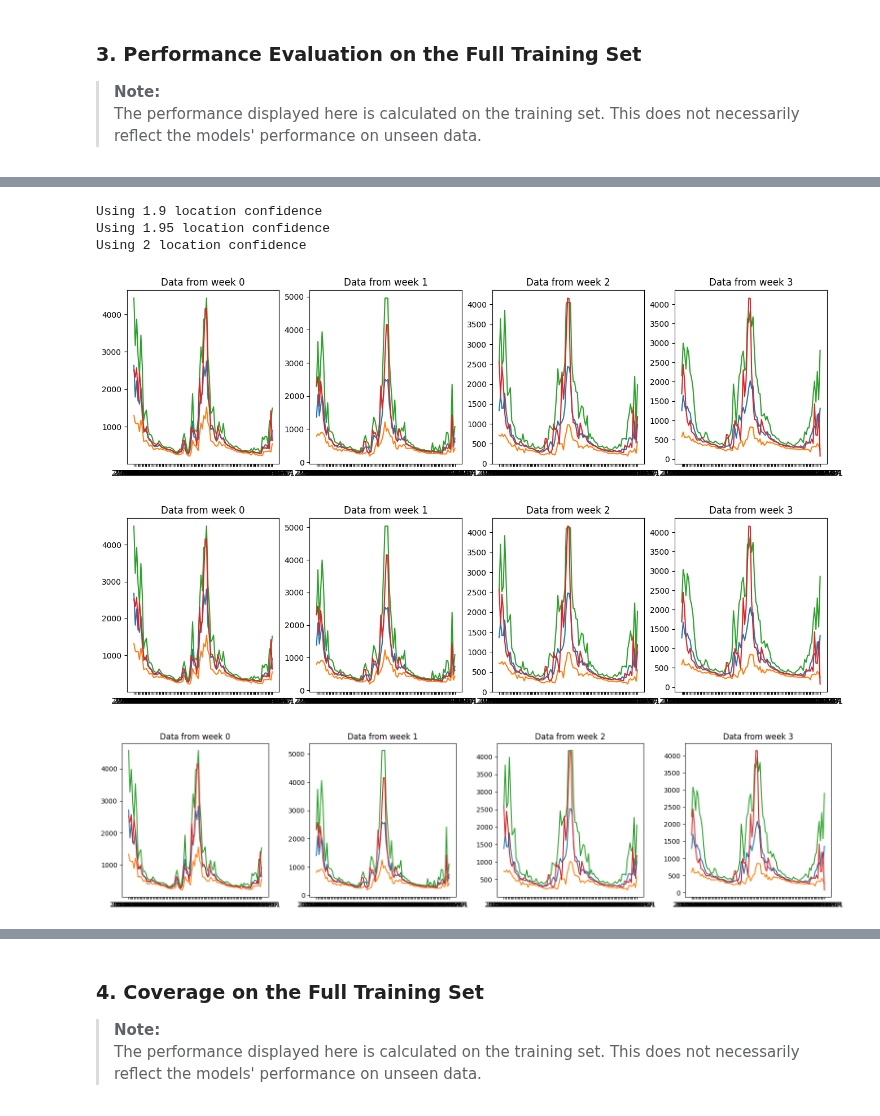
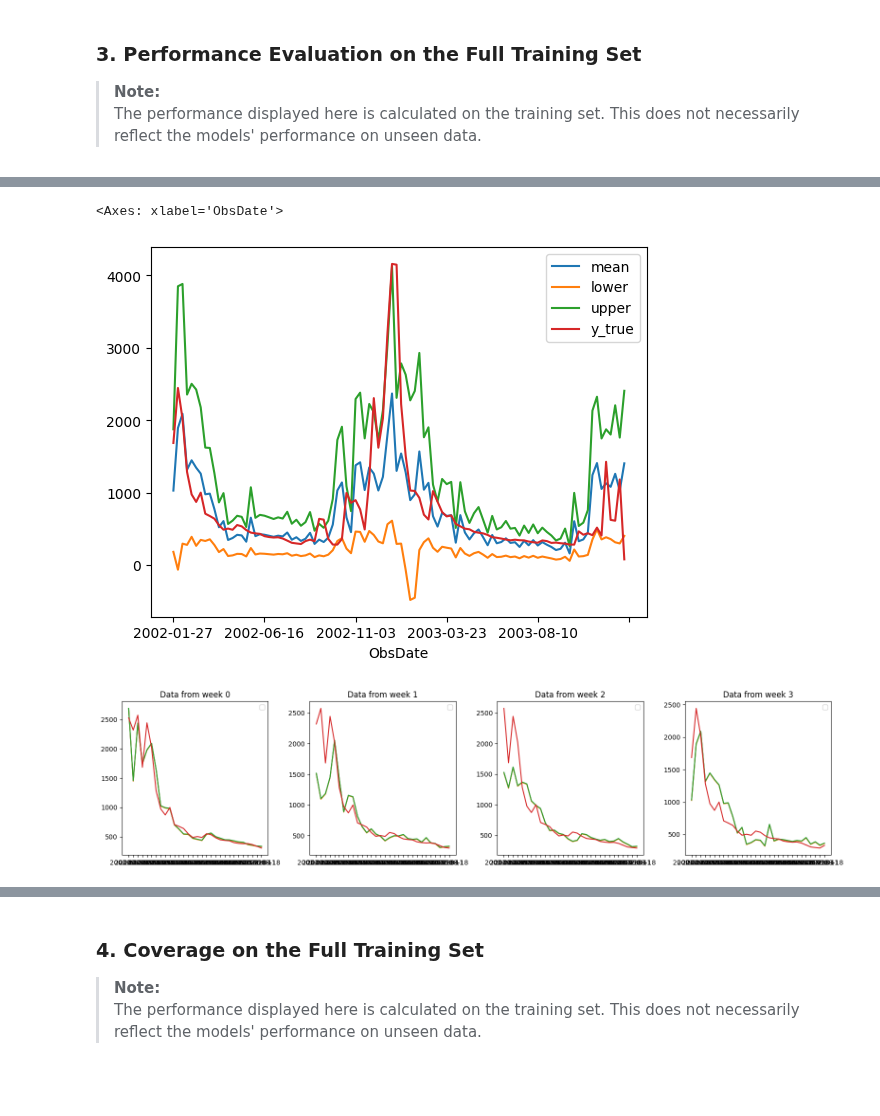
Before and after one commit to lucas066001/WaterScarcity.Hackathon, a Jupyter notebook: src/notebooks/01 Training and submission/01.1 - Lucas' Modelisation.ipynb, the cells around one changed output, grey strips where cells are left out. Saved outputs shown, nothing was run; the diff lists cells and outputs as text; code cells hidden in the pictures; blank space fills up the shorter version.

```diff
--- a/src/notebooks/01 Training and submission/01.1 - Lucas' Modelisation.ipynb
+++ b/src/notebooks/01 Training and submission/01.1 - Lucas' Modelisation.ipynb
@@ -51,11 +54,12 @@ INPUT_DIR = "../../../data/input/"
 DATASET_DIR = "../../../dataset/"
 
 DATASET_TRANSFORMS = [
-    "remove_geneve_station",
-    "full_pca",
+    "rm_gnv_st",
+    "pca",
     # "snow_index",
-    "one_hot_encode_month_season",
-    "scale_train_waterflows",
+    "oh_enc_date",
+    "scl_wtr_flows",
+    # "rm_st_id"
 ]
 
 DATASET_SPEC = "_".join(DATASET_TRANSFORMS)
@@ -68,11 +72,13 @@ NUMBER_OF_WEEK = 4
 
 FINAL_MODELS = [
                 # "qrf_bagging",
-                "qrf_voting",
+                # "qrf_voting",
                 "qrf",
-                # "gbr"
+                # "gbr",
+                "gpr"
                 ]
 
+gpr = {}
 qrf = {}
 qrf_bagging = {}
 qrf_voting = {}
@@ -155,5 +161,5 @@ if "qrf_voting" in FINAL_MODELS:
         qrf_voting[i].fit(X_train, y_train[i])
 
         time = pd.Timestamp.now().strftime("%Y-%m-%d_%H-%M-%S")
-        model_path = f"{MODEL_DIR}final/qrf_voting_quantile{time}_week_{i}.pkl"
+        model_path = f"{MODEL_DIR}final/qrf_voting_quantile_{time}_week_{i}.pkl"
         joblib.dump(qrf_voting[i], model_path)
@@ -279,23 +303,35 @@ Predicting for brazil_remove_station_identication
+# %%
+pd.DataFrame(preds[3])[27600:27700].plot()
+# %% [output]
+<Axes: xlabel='ObsDate'>
+[figure, added]
 # %%
 import matplotlib.pyplot as plt
 
+if "qrf_voting" in FINAL_MODELS:
+    for confidence_value in location_confidences:
 
-for confidence_value in location_confidences:
+        fig, axes = plt.subplots(1, 4, figsize=(16, 4))
+
+        print(f"Using {confidence_value} location confidence")
+
+        for i in range(NUMBER_OF_WEEK):
+            axes[i].plot(preds[confidence_value][i][27600:27700])
+            axes[i].set_title(f"Data from week {i}")
+
+    plt.tight_layout()
+    plt.show()
+
+if "gpr" in FINAL_MODELS:
 
     fig, axes = plt.subplots(1, 4, figsize=(16, 4))
 
-    print(f"Using {confidence_value} location confidence")
+    for i in range(NUMBER_OF_WEEK):
+        axes[i].plot(pd.DataFrame(preds[i])[27600:27630])
+        axes[i].set_title(f"Data from week {i}")
+        axes[i].legend()
 
-    for i in range(NUMBER_OF_WEEK):
-        axes[i].plot(preds[confidence_value][i][27600:27700])
-        axes[i].set_title(f"Data from week {i}")
-
-plt.tight_layout()
-plt.show()
+    plt.tight_layout()
+    plt.show()
 # %% [output]
-Using 1.9 location confidence
-Using 1.95 location confidence
-Using 2 location confidence
-[figure, old version]
+[figure, new version]
-[figure, removed]
-[figure, removed]
```
Also changed, not shown: parts of 10 cells of this notebook, 6 other files.
